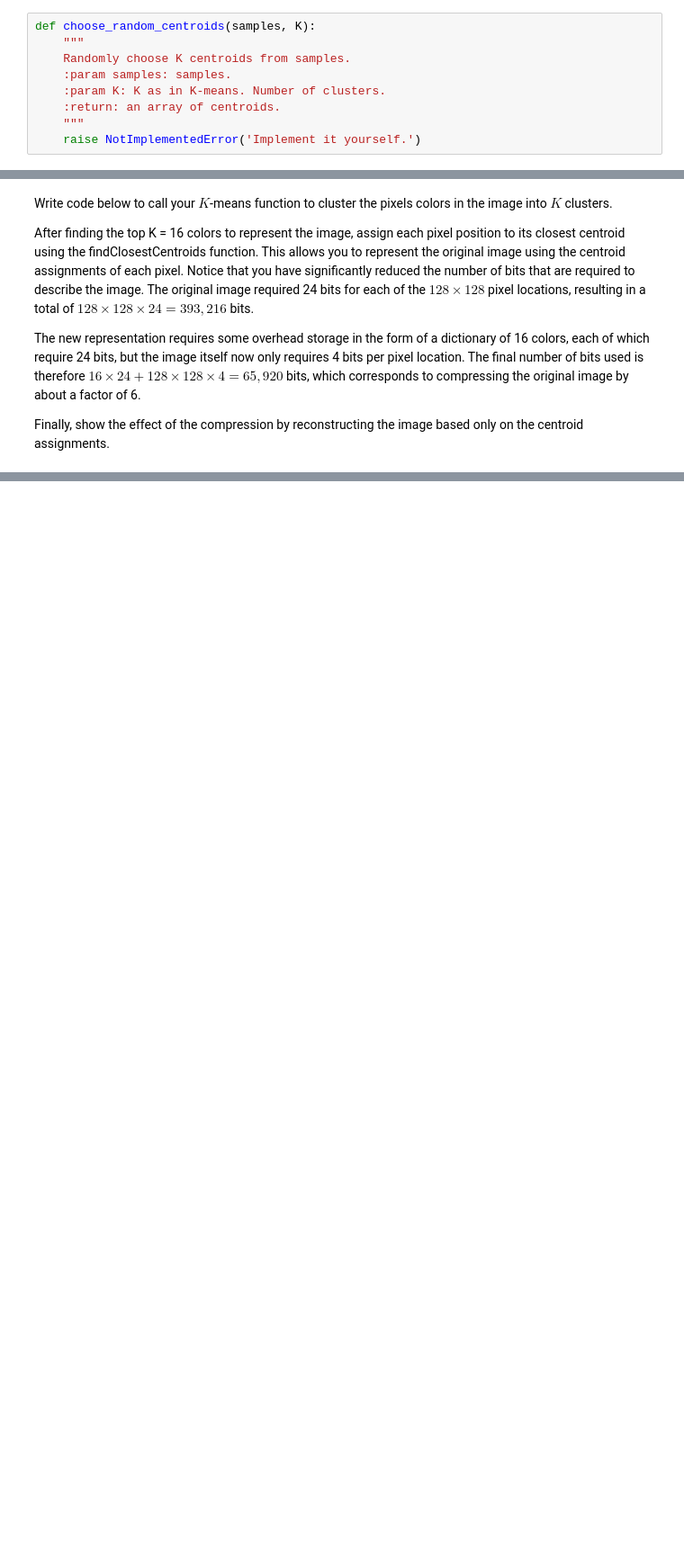
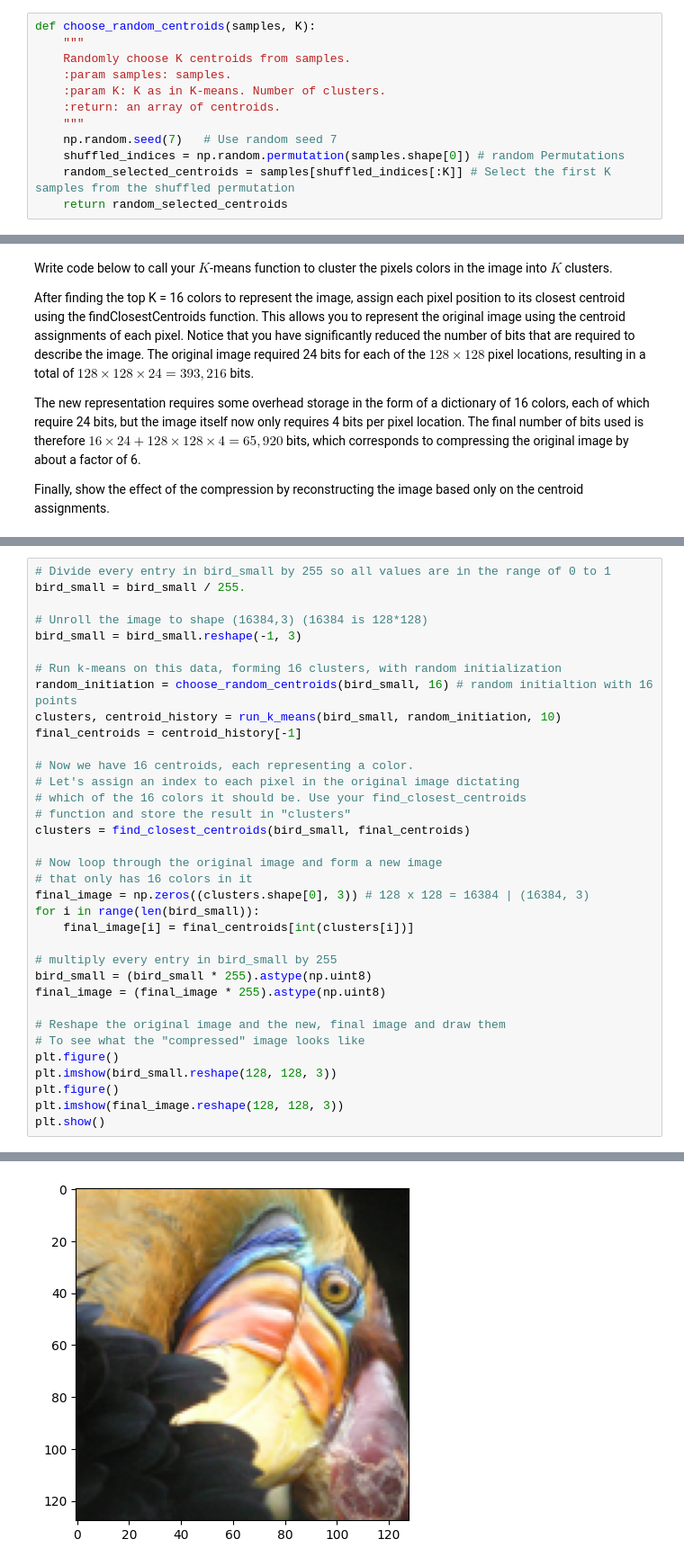
Before and after one commit to digitaldna01/boston-univ, a Jupyter notebook: CAS CS 542/HW/pset4/pset4.ipynb, the cells around one changed output, grey strips where cells are left out. Shown at 90% size. Cells and saved outputs as stored; diff of their text form; blank space fills up the shorter version.

```diff
--- a/CAS CS 542/HW/pset4/pset4.ipynb
+++ b/CAS CS 542/HW/pset4/pset4.ipynb
@@ -310,4 +304,7 @@ def choose_random_centroids(samples, K):
     :param K: K as in K-means. Number of clusters.
     :return: an array of centroids.
     """
-    raise NotImplementedError('Implement it yourself.')
+    np.random.seed(7)   # Use random seed 7
+    shuffled_indices = np.random.permutation(samples.shape[0]) # random Permutations
+    random_selected_centroids = samples[shuffled_indices[:K]] # Select the first K samples from the shuffled permutation
+    return random_selected_centroids
@@ -472,0 +419,36 @@ Recompute centroids...
+# %%
+# Divide every entry in bird_small by 255 so all values are in the range of 0 to 1
+bird_small = bird_small / 255.
+
+# Unroll the image to shape (16384,3) (16384 is 128*128)
+bird_small = bird_small.reshape(-1, 3)
+
+# Run k-means on this data, forming 16 clusters, with random initialization
+random_initiation = choose_random_centroids(bird_small, 16) # random initialtion with 16 points
+clusters, centroid_history = run_k_means(bird_small, random_initiation, 10)
+final_centroids = centroid_history[-1]
+
+# Now we have 16 centroids, each representing a color.
+# Let's assign an index to each pixel in the original image dictating
+# which of the 16 colors it should be. Use your find_closest_centroids
+# function and store the result in "clusters"
+clusters = find_closest_centroids(bird_small, final_centroids)
+
+# Now loop through the original image and form a new image
+# that only has 16 colors in it
+final_image = np.zeros((clusters.shape[0], 3)) # 128 x 128 = 16384 | (16384, 3)
+for i in range(len(bird_small)):
+    final_image[i] = final_centroids[int(clusters[i])]
+
+# multiply every entry in bird_small by 255
+bird_small = (bird_small * 255).astype(np.uint8)
+final_image = (final_image * 255).astype(np.uint8)
+
+# Reshape the original image and the new, final image and draw them
+# To see what the "compressed" image looks like
+plt.figure()
+plt.imshow(bird_small.reshape(128, 128, 3))
+plt.figure()
+plt.imshow(final_image.reshape(128, 128, 3))
+plt.show()
+# %% [output]
@@ -472,0 +475 @@ Recompute centroids...
+[figure, added]
```
Also changed, not shown: parts of 12 cells of this notebook.
